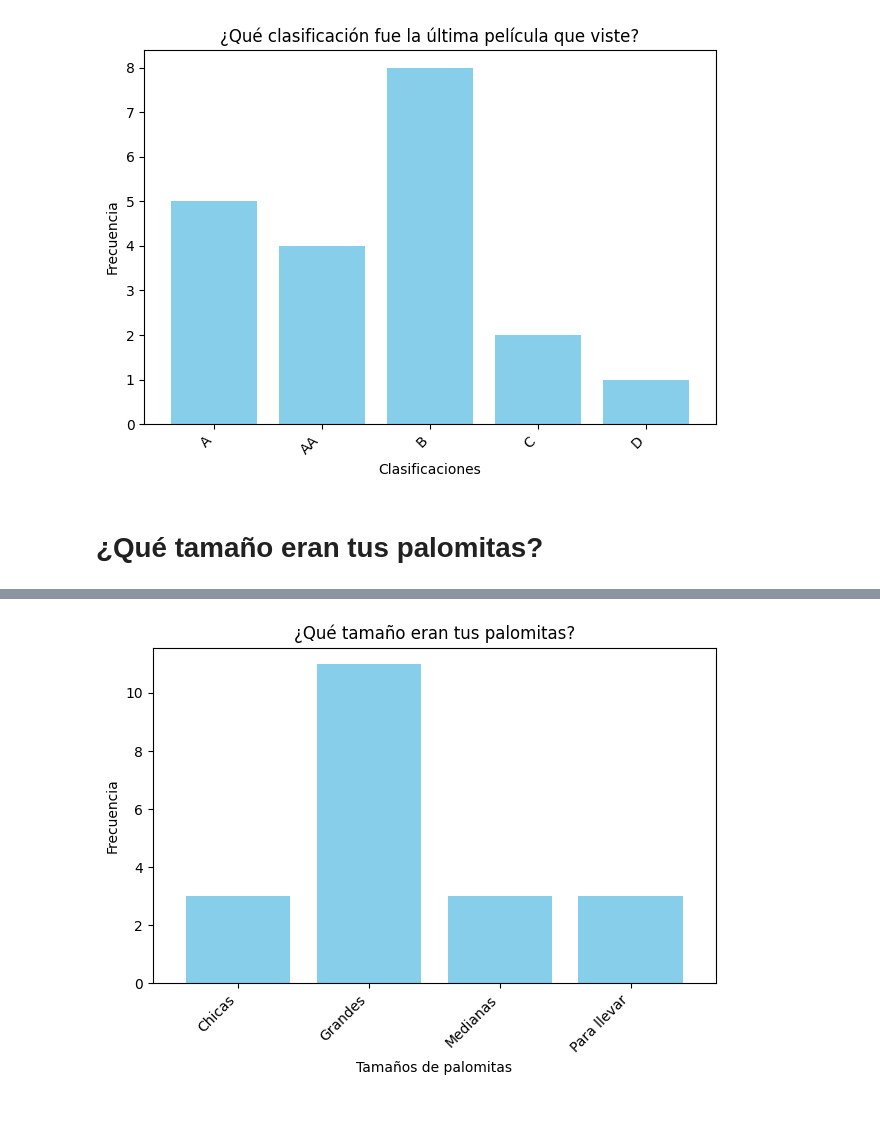
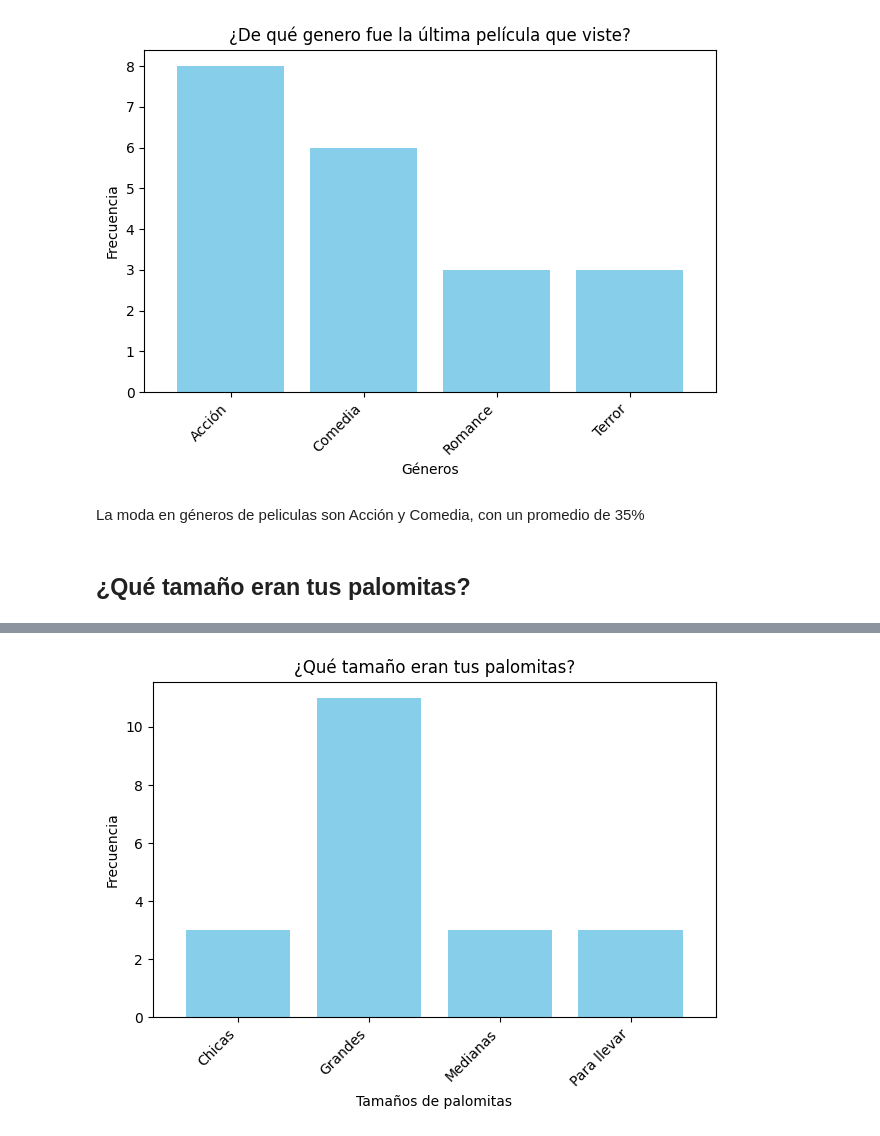
Before and after one commit to rafabelts/estadistica, a Jupyter notebook: presentacion.ipynb, the cells around one changed output, grey strips where cells are left out. Cells and saved outputs as stored; diff of their text form; code cells hidden in the pictures.

```diff
--- a/presentacion.ipynb
+++ b/presentacion.ipynb
@@ -1,7 +1,7 @@
 # %%
 import pandas as p
 import matplotlib.pyplot as plt
-excel = p.read_csv("https://docs.google.com/spreadsheets/d/e/2PACX-1vQqg9EqbAHLj8bEiqbkxRWbg-TT0ixAWAzN4S20pwV0zVfuFW_Sx6H6ng_ac9TBrFVNJxhOTsBIL2rx/pub?gid=1665200568&single=true&output=csv")
+excel = p.read_csv("https://docs.google.com/spreadsheets/d/e/2PACX-1vQqg9EqbAHLj8bEiqbkxRWbg-TT0ixAWAzN4S20pwV0zVfuFW_Sx6H6ng_ac9TBrFVNJxhOTsBIL2rx/pub?output=csv")
 
 def generar_tabla_frecuencias(nombre, nuevo_nombre):
     excel.rename(columns={nombre : nuevo_nombre}, inplace=True)
@@ -54,5 +56,5 @@ def generar_grafico_pastel(tabla_frecuencia, titulo):
 # %%
-tabla = generar_tabla_frecuencias("¿Qué clasificación fue la última película que viste?", "Clasificación")
+tabla = generar_tabla_frecuencias("¿De qué genero fue la última película que viste?", "Género")
 tabla
 # %% [output]
 |  | Frecuencia absoluta | Frecuencia absoluta acumulada | Frecuencia relativa (%) | Frecuencia relativa acumulada (%) |
@@ -65,10 +66,12 @@ tabla
 | Total | 20 | - | 100.0 | - |
 # %%
-generar_grafica_barras(tabla, "¿Qué clasificación fue la última película que viste?", "Clasificaciones")
+generar_grafica_barras(tabla, "¿De qué genero fue la última película que viste?", "Géneros")
 # %% [output]
-[figure, old version]
+[figure, new version]
+# %% [markdown]
+La moda en géneros de peliculas son Acción y Comedia, con un promedio de 35%
 # %% [markdown]
-# ¿Qué tamaño eran tus palomitas?
+## ¿Qué tamaño eran tus palomitas?
 # %%
 tabla = generar_tabla_frecuencias("¿Qué tamaño eran tus palomitas?", "Tamaños de palomitas")
 tabla
```
Also changed, not shown: parts of 14 cells of this notebook.
